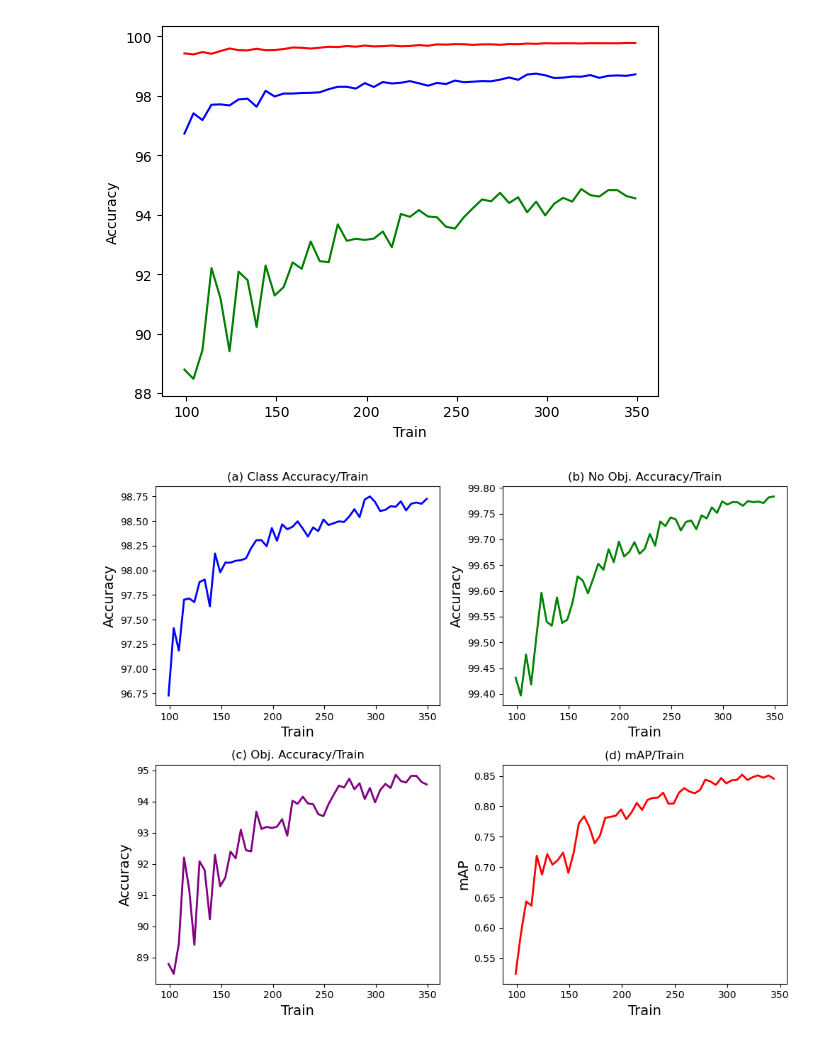
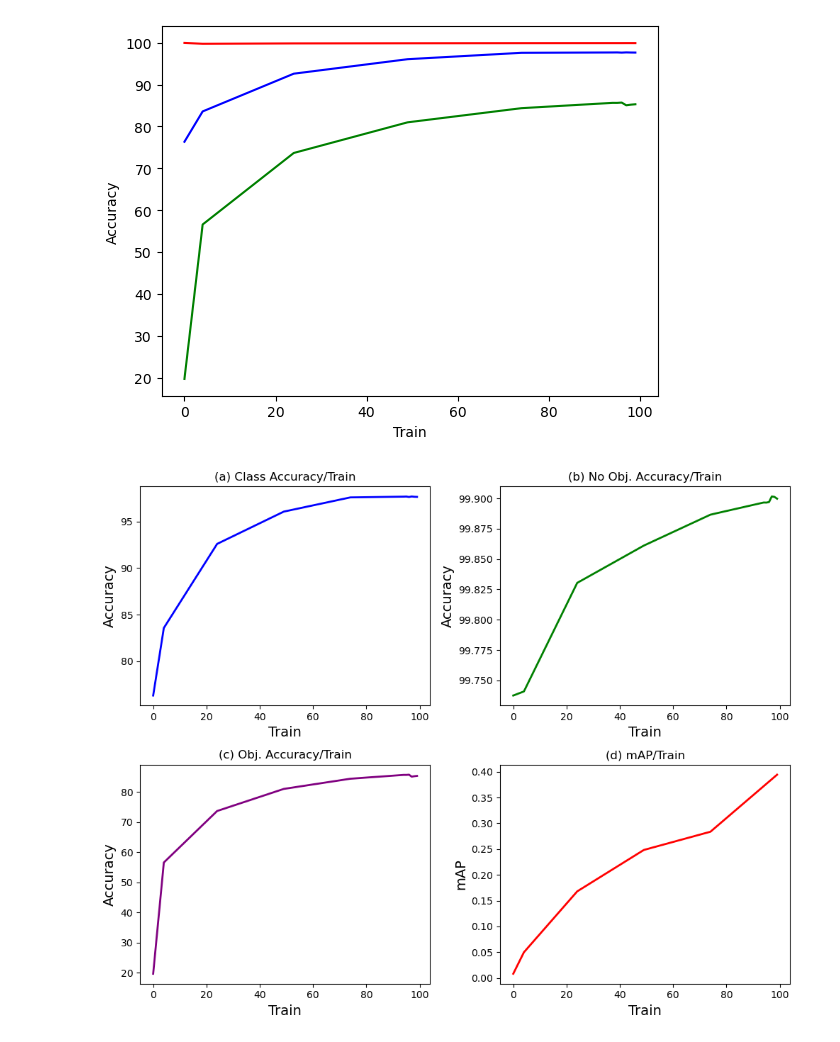
Before and after one commit to yasharazadvatan/SiStNetV3-Article, a Jupyter notebook: utils/data-to-plot.ipynb, the cells around one changed output. Saved outputs shown, nothing was run; the diff lists cells and outputs as text; code cells hidden in the pictures.

```diff
--- a/utils/data-to-plot.ipynb
+++ b/utils/data-to-plot.ipynb
@@ -8,7 +6,7 @@ base_mAP_url = './runs_output_csv/mAP/'
 # %%
-df1 = pd.read_csv(f'{base_acc_url}class.csv')
-df2 = pd.read_csv(f'{base_acc_url}no_obj.csv')
-df3 = pd.read_csv(f'{base_acc_url}obj.csv')
+df1 = pd.read_csv(f'{base_url}cacc123.csv')
+df2 = pd.read_csv(f'{base_url}noobjacc999.csv')
+df3 = pd.read_csv(f'{base_url}objacc999.csv')
 
 #print(df1.head)
 
@@ -25,13 +23,13 @@ plt.ylabel('Accuracy')
 
 plt.show()
 # %% [output]
-[figure, old version]
+[figure, new version]
 # %%
 # İki farklı CSV dosyasını oku
-df1 = pd.read_csv(f'{base_acc_url}class.csv')
-df2 = pd.read_csv(f'{base_acc_url}no_obj.csv')
-df3 = pd.read_csv(f'{base_acc_url}obj.csv')
-df4 = pd.read_csv(f'{base_mAP_url}mAP_all.csv')
+df1 = pd.read_csv(f'{base_url}cacc123.csv')
+df2 = pd.read_csv(f'{base_url}noobjacc999.csv')
+df3 = pd.read_csv(f'{base_url}objacc999.csv')
+df4 = pd.read_csv(f'{base_url}map_all999.csv')
 
 # İki ayrı plot oluşturun
 fig, axs = plt.subplots(2, 2, figsize=(10, 8))  # 2 satır, 2 sütunlu subplot
@@ -39,32 +37,39 @@ fig, axs = plt.subplots(2, 2, figsize=(10, 8))  # 2 satır, 2 sütunlu subplot
 # İlk plot için
 axs[0, 0].plot(df1['Step'], df1['Value'], label='Class Accuracy/Train', linewidth=2, color='blue')
 axs[0, 0].set_title('(a) Class Accuracy/Train')
 axs[0, 0].set_xlabel('Train', fontsize=14)
 axs[0, 0].set_ylabel('Accuracy', fontsize=14)
 
 # İkinci plot için
 axs[0, 1].plot(df2['Step'], df2['Value'], label='No Obj. Accuracy/Train', linewidth=2, color='green')
 axs[0, 1].set_title('(b) No Obj. Accuracy/Train')
 axs[0, 1].set_xlabel('Train', fontsize=14)
 axs[0, 1].set_ylabel('Accuracy', fontsize=14)
 
 # 3. plot için
 axs[1, 0].plot(df3['Step'], df3['Value'], label='Obj. Accuracy/Train', linewidth=2, color='purple')
 axs[1, 0].set_title('(c) Obj. Accuracy/Train')
 axs[1, 0].set_xlabel('Train', fontsize=14)
 axs[1, 0].set_ylabel('Accuracy', fontsize=14)
 
 # 4. plot için
 axs[1, 1].plot(df4['Step'], df4['Value'], label='mAP/Train', linewidth=2, color='red')
 axs[1, 1].set_title('(d) mAP/Train')
 axs[1, 1].set_xlabel('Train', fontsize=14)
 axs[1, 1].set_ylabel('mAP', fontsize=14)
 
 # Alt grafikler arasındaki boşluğu ayarla
 plt.tight_layout()
 
+plt.savefig(
+    "metric.png",
+    dpi=300,
+    bbox_inches='tight',
+    pad_inches=0
+)
+
 # Grafiği göster
 plt.show()
 # %% [output]
-[figure, old version]
+[figure, new version]
 # %%
```
Also changed, not shown: parts of 3 cells of this notebook, 4 other files.
